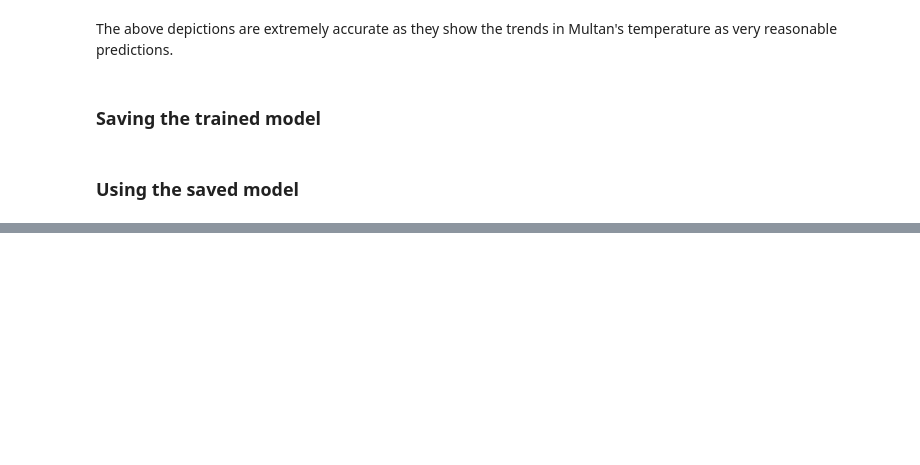
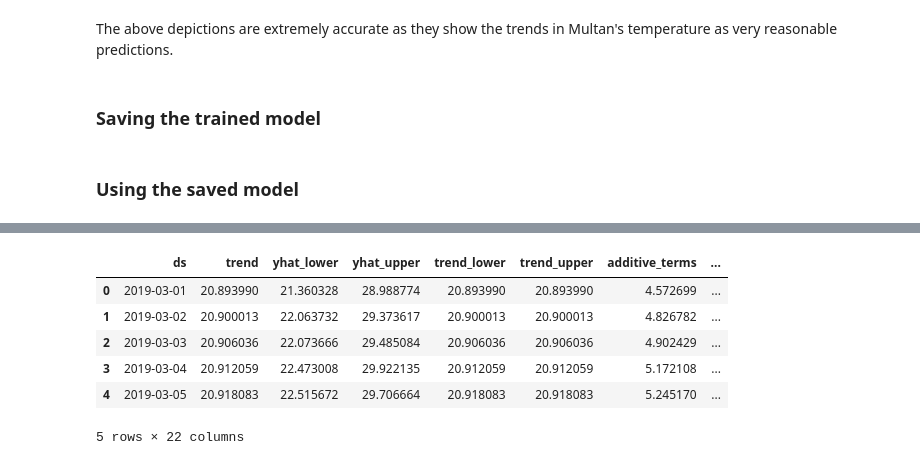
Before and after one commit to noor-malaika/Time-series-analysis, a Jupyter notebook: weather_prediction/main.ipynb, the cells around one changed output, grey strips where cells are left out. Saved outputs shown, nothing was run; the diff lists cells and outputs as text; code cells hidden in the pictures; blank space fills up the shorter version.

```diff
--- a/weather_prediction/main.ipynb
+++ b/weather_prediction/main.ipynb
@@ -263,0 +295,10 @@ plt.show()
+# %%
+forecast.head()
+# %% [output]
+|  | ds | trend | yhat_lower | yhat_upper | trend_lower | trend_upper | additive_terms | ... |
+| 0 | 2019-03-01 | 20.893990 | 21.360328 | 28.988774 | 20.893990 | 20.893990 | 4.572699 | ... |
+| 1 | 2019-03-02 | 20.900013 | 22.063732 | 29.373617 | 20.900013 | 20.900013 | 4.826782 | ... |
+| 2 | 2019-03-03 | 20.906036 | 22.073666 | 29.485084 | 20.906036 | 20.906036 | 4.902429 | ... |
+| 3 | 2019-03-04 | 20.912059 | 22.473008 | 29.922135 | 20.912059 | 20.912059 | 5.172108 | ... |
+| 4 | 2019-03-05 | 20.918083 | 22.515672 | 29.706664 | 20.918083 | 20.918083 | 5.245170 | ... |
+5 rows × 22 columns
```
Also changed, not shown: parts of 10 cells of this notebook, 4 other files.
